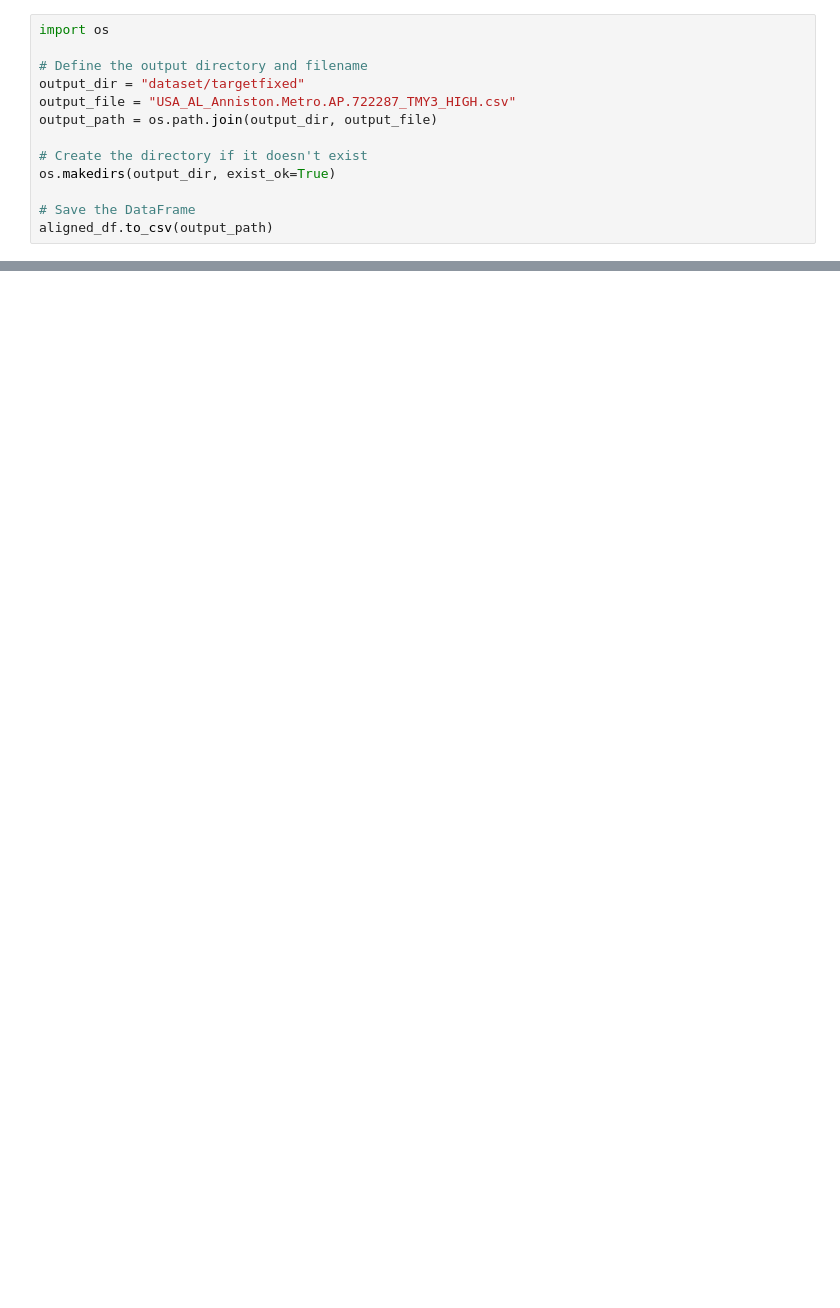
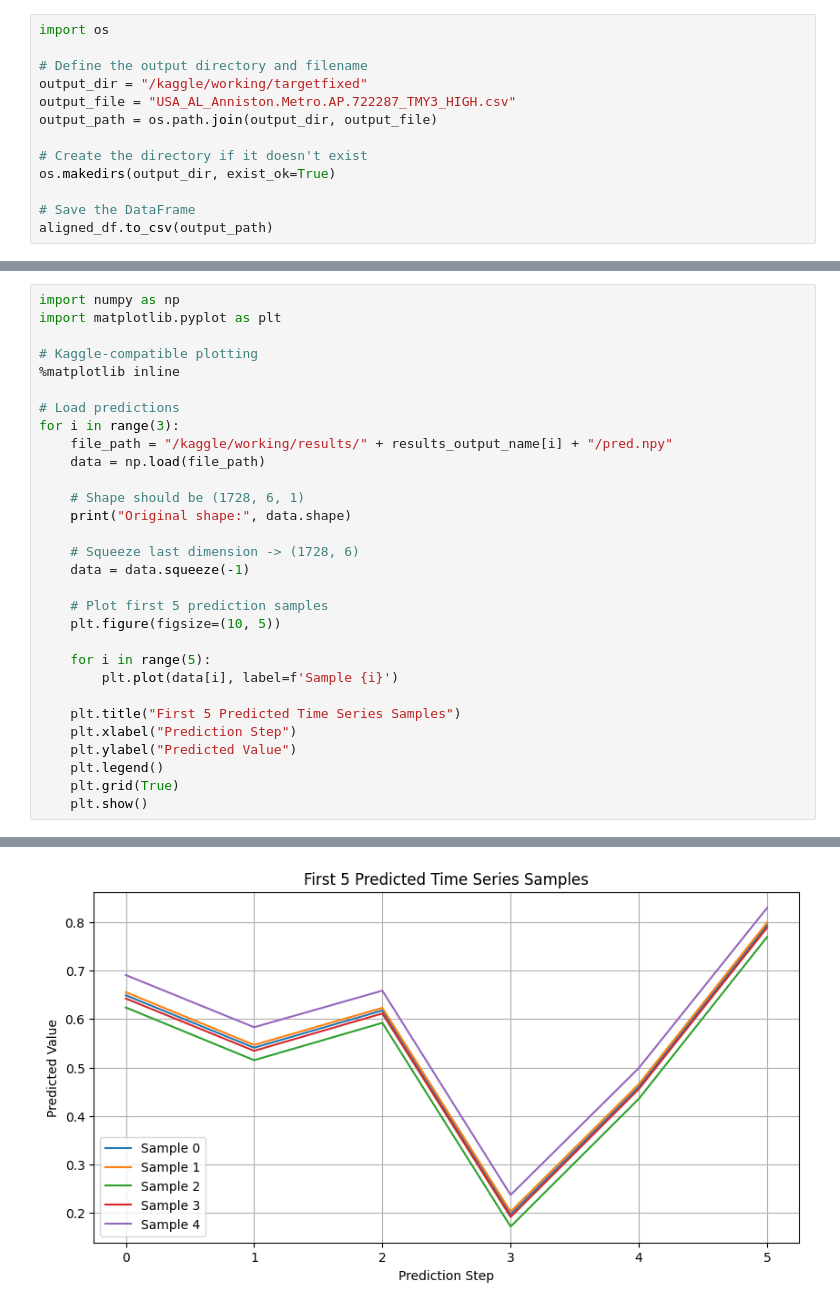
Before and after one commit to Maxieguy092/STLF, a Jupyter notebook: main.ipynb, the cells around one changed output, grey strips where cells are left out. Drawn from its saved outputs; the diff is of its cells as text; blank space fills up the shorter version.

```diff
--- a/main.ipynb
+++ b/main.ipynb
@@ -125,7 +142,7 @@ plt.show()
 import os
 
 # Define the output directory and filename
-output_dir = "dataset/targetfixed"
+output_dir = "/kaggle/working/targetfixed"
 output_file = "USA_AL_Anniston.Metro.AP.722287_TMY3_HIGH.csv"
 output_path = os.path.join(output_dir, output_file)
 
@@ -304,0 +339,31 @@ KeyboardInterrupt:
+# %%
+import numpy as np
+import matplotlib.pyplot as plt
+
+# Kaggle-compatible plotting
+%matplotlib inline
+
+# Load predictions
+for i in range(3):
+    file_path = "/kaggle/working/results/" + results_output_name[i] + "/pred.npy"
+    data = np.load(file_path)
+
+    # Shape should be (1728, 6, 1)
+    print("Original shape:", data.shape)
+
+    # Squeeze last dimension -> (1728, 6)
+    data = data.squeeze(-1)
+
+    # Plot first 5 prediction samples
+    plt.figure(figsize=(10, 5))
+
+    for i in range(5):
+        plt.plot(data[i], label=f'Sample {i}')
+
+    plt.title("First 5 Predicted Time Series Samples")
+    plt.xlabel("Prediction Step")
+    plt.ylabel("Predicted Value")
+    plt.legend()
+    plt.grid(True)
+    plt.show()
+# %% [output]
@@ -304,0 +371 @@ KeyboardInterrupt:
+[figure, added]
```
Also changed, not shown: parts of 9 cells of this notebook.
